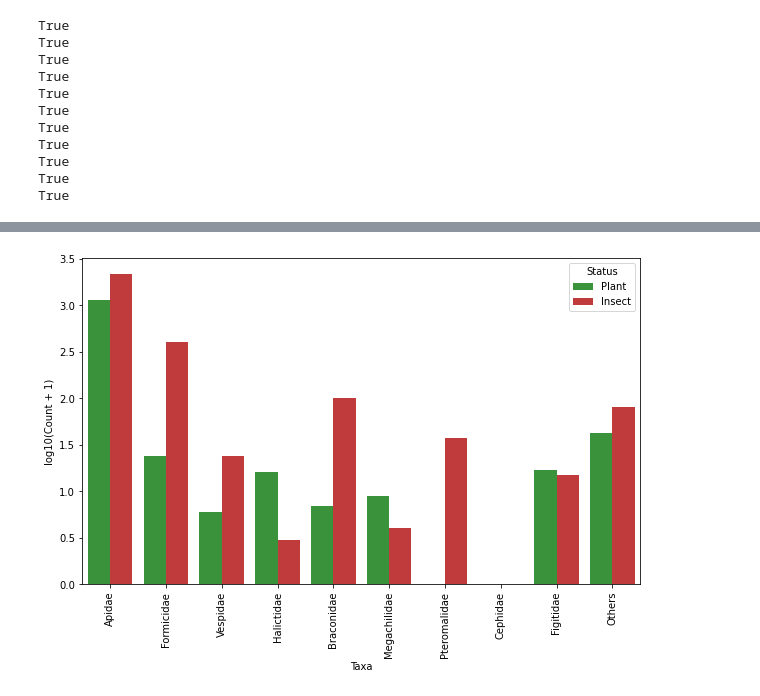
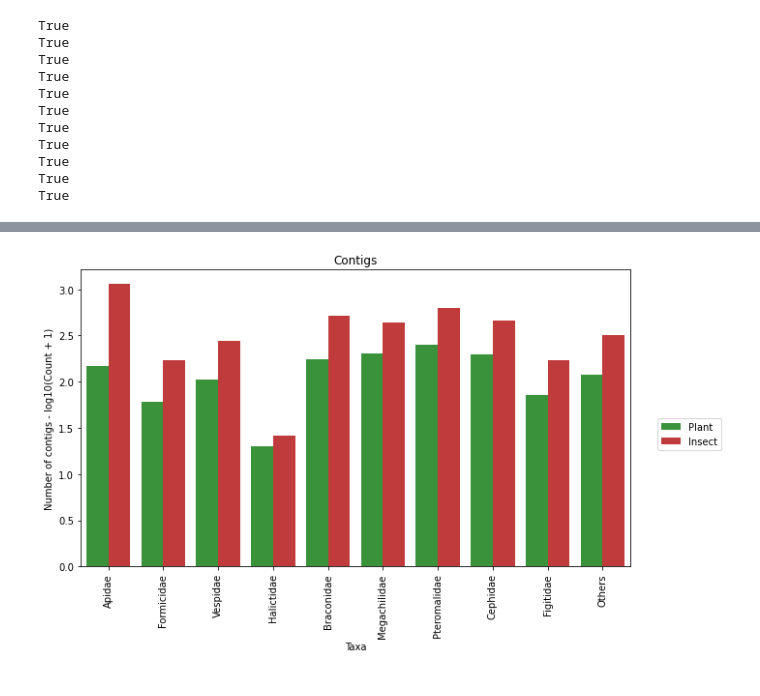
Before and after one commit to Matthijnssenslab/Bee_euvir, a Jupyter notebook: notebooks/5_Virussharing_subset.ipynb, the cells around one changed output, grey strips where cells are left out. Drawn from its saved outputs; the diff is of its cells as text; code cells hidden in the pictures.

```diff
--- a/notebooks/5_Virussharing_subset.ipynb
+++ b/notebooks/5_Virussharing_subset.ipynb
@@ -238,55 +238,43 @@ for i in list(covmat_insect.columns):
     if appendNum != 1:
         print("Carefull with {}, as appendNum = {}".format(i, appendNum))
 # %%
-# full List
-ContigLis_plant = [
-Belgium_contigs_plant,
-Formicidae_contigs_plant,
-Apidae_contigs_plant,
-Vespidae_contigs_plant,
-Halictidae_contigs_plant,
-Braconidae_contigs_plant,
-Megachilidae_contigs_plant,
-Pteromalidae_contigs_plant,
-Cephidae_contigs_plant,
-Figitidae_contigs_plant,
-Others_contigs_plant]
+def retSum(df):
+    return sum(df[df > 0.05].count() > (0.1 * len(df)))
 
-# Insect List
-ContigLis_insect = [
-Belgium_contigs_insect,
-Formicidae_contigs_insect,
-Apidae_contigs_insect,
-Vespidae_contigs_insect,
-Halictidae_contigs_insect,
-Braconidae_contigs_insect,
-Megachilidae_contigs_insect,
-Pteromalidae_contigs_insect,
-Cephidae_contigs_insect,
-Figitidae_contigs_insect,
-Others_contigs_insect]
+Belgium_insectcov = submat(covmat_insect, Belgium_runs)
+Formicidae_insectcov = submat(covmat_insect, Formicidae_runs)
+Apidae_insectcov = submat(covmat_insect, Apidae_runs)
+Vespidae_insectcov = submat(covmat_insect, Vespidae_runs)
+Halictidae_insectcov = submat(covmat_insect, Halictidae_runs)
+Braconidae_insectcov = submat(covmat_insect, Braconidae_runs)
+Megachilidae_insectcov = submat(covmat_insect, Megachilidae_runs)
+Pteromalidae_insectcov = submat(covmat_insect, Pteromalidae_runs)
+Cephidae_insectcov = submat(covmat_insect, Cephidae_runs)
+Figitidae_insectcov = submat(covmat_insect, Figitidae_runs)
+Others_insectcov = submat(covmat_insect, Others_runs)
+
 
 dfLis = []
-dfLis.append( ['Apidae', "Plant", len(Belgium_contigs_insect) + len(Apidae_contigs_plant) ] )
-dfLis.append( ['Apidae', "Insect", len(Belgium_contigs_insect) + len(Apidae_contigs_insect) ] )
-dfLis.append( ['Formicidae', "Plant", len(Formicidae_contigs_plant) ] )
-dfLis.append( ['Formicidae', "Insect", len(Formicidae_contigs_insect) ] )
-dfLis.append( ['Vespidae', "Plant", len(Vespidae_contigs_plant) ] )
-dfLis.append( ['Vespidae', "Insect", len(Vespidae_contigs_insect) ] )
-dfLis.append( ['Halictidae', "Plant", len(Halictidae_contigs_plant) ] )
-dfLis.append( ['Halictidae', "Insect", len(Halictidae_contigs_insect) ] )
-dfLis.append( ['Braconidae', "Plant", len(Braconidae_contigs_plant) ] )
-dfLis.append( ['Braconidae', "Insect", len(Braconidae_contigs_insect) ] )
-dfLis.append( ['Megachilidae', "Plant", len(Megachilidae_contigs_plant) ] )
-dfLis.append( ['Megachilidae', "Insect", len(Megachilidae_contigs_insect) ] )
-dfLis.append( ['Pteromalidae', "Plant", len(Pteromalidae_contigs_plant) ] )
-dfLis.append( ['Pteromalidae', "Insect", len(Pteromalidae_contigs_insect) ] )
-dfLis.append( ['Cephidae',"Plant", len(Cephidae_contigs_plant) ] )
-dfLis.append( ['Cephidae',"Insect", len(Cephidae_contigs_insect) ] )
-dfLis.append( ['Figitidae', "Plant", len(Figitidae_contigs_plant) ] )
-dfLis.append( ['Figitidae', "Insect", len(Figitidae_contigs_insect) ] )
-dfLis.append( ['Others', 'Plant', len(Others_contigs_plant) ] )
-dfLis.append( ['Others', 'Insect', len(Others_contigs_insect) ] )
+dfLis.append( ['Apidae', "Plant", retSum(Belgium_plantcov) + retSum(Apidae_plantcov) ] )
+dfLis.append( ['Apidae', "Insect", retSum(Belgium_insectcov) + retSum(Apidae_insectcov) ] )
+dfLis.append( ['Formicidae', "Plant", retSum(Formicidae_plantcov) ] )
+dfLis.append( ['Formicidae', "Insect", retSum(Formicidae_insectcov) ] )
+dfLis.append( ['Vespidae', "Plant", retSum(Vespidae_plantcov) ] )
+dfLis.append( ['Vespidae', "Insect", retSum(Vespidae_insectcov) ] )
+dfLis.append( ['Halictidae', "Plant", retSum(Halictidae_plantcov) ] )
+dfLis.append( ['Halictidae', "Insect", retSum(Halictidae_insectcov) ] )
+dfLis.append( ['Braconidae', "Plant", retSum(Braconidae_plantcov) ] )
+dfLis.append( ['Braconidae', "Insect", retSum(Braconidae_insectcov) ] )
+dfLis.append( ['Megachilidae', "Plant", retSum(Megachilidae_plantcov) ] )
+dfLis.append( ['Megachilidae', "Insect", retSum(Megachilidae_insectcov) ] )
+dfLis.append( ['Pteromalidae', "Plant", retSum(Pteromalidae_plantcov) ] )
+dfLis.append( ['Pteromalidae', "Insect", retSum(Pteromalidae_insectcov) ] )
+dfLis.append( ['Cephidae',"Plant", retSum(Cephidae_plantcov) ] )
+dfLis.append( ['Cephidae',"Insect", retSum(Cephidae_insectcov) ] )
+dfLis.append( ['Figitidae', "Plant", retSum(Figitidae_plantcov) ] )
+dfLis.append( ['Figitidae', "Insect", retSum(Figitidae_insectcov) ] )
+dfLis.append( ['Others', 'Plant', retSum(Others_plantcov) ] )
+dfLis.append( ['Others', 'Insect', retSum(Others_insectcov) ] )
 
 df = pd.DataFrame(dfLis)
 df.columns = [ 'Taxa', 'Status', 'Count' ]
@@ -308,6 +296,9 @@ taxCols = [
 
 g = sns.barplot(data=df, x='Taxa', y='logCount', hue='Status', palette=['#2ca02c', '#d62525'])
 g.tick_params(axis='x', rotation=90)
-g.set_ylabel("log10(Count + 1)")
-g
+g.set_ylabel("Number of contigs - log10(Count + 1)")
+g.set_title("Contigs")
+plt.legend(bbox_to_anchor=(1.05, 0.5), loc=2, borderaxespad=0.)
+plt.tight_layout()
+g.figure.savefig("../Figures/countPlot_hymen_plantInsect.svg", dpi=300)
 # %% [output]
@@ -315 +305 @@ g
-[figure, old version]
+[figure, new version]
```
Also changed, not shown: parts of 9 cells of this notebook, 11 other files.
